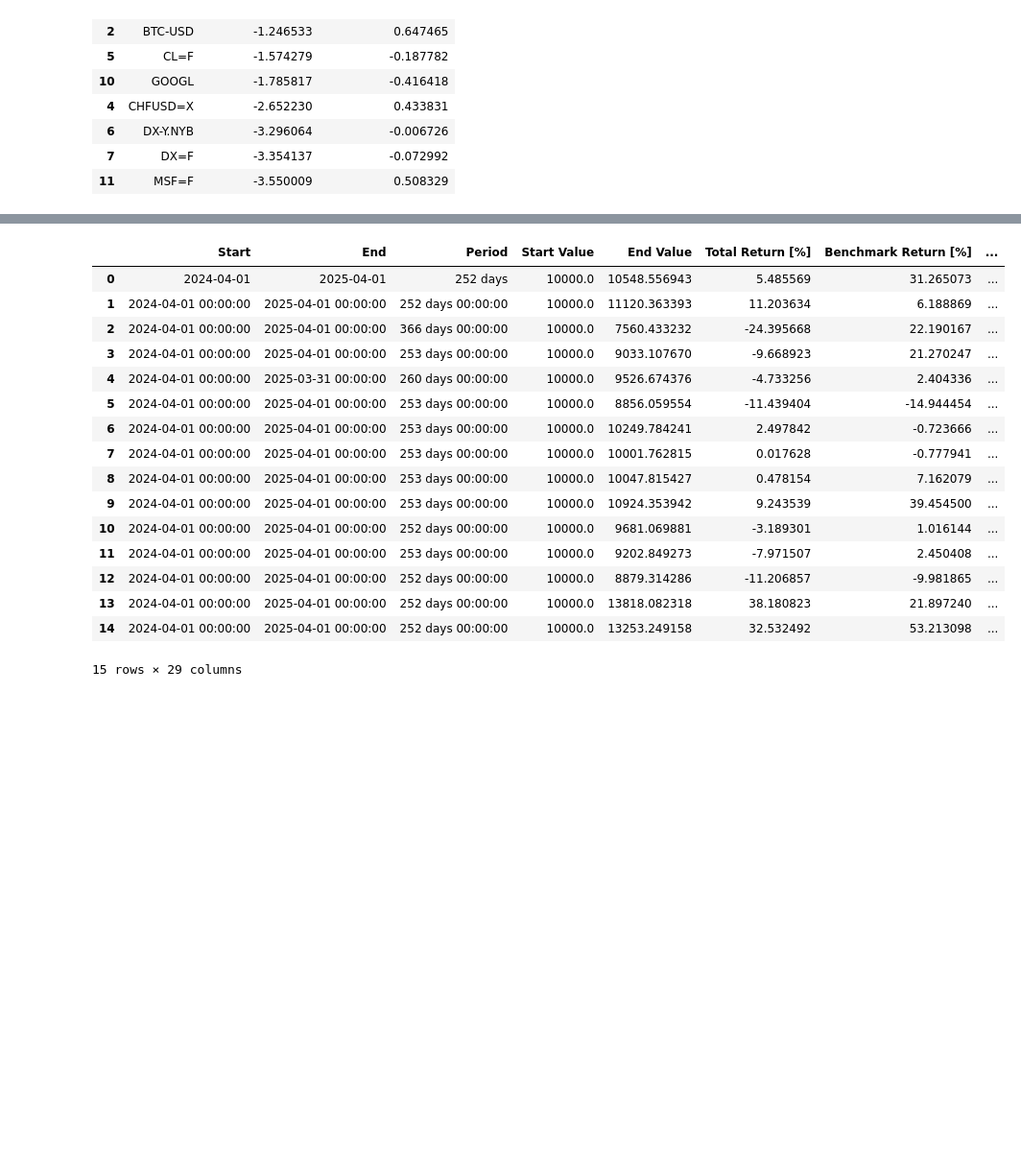
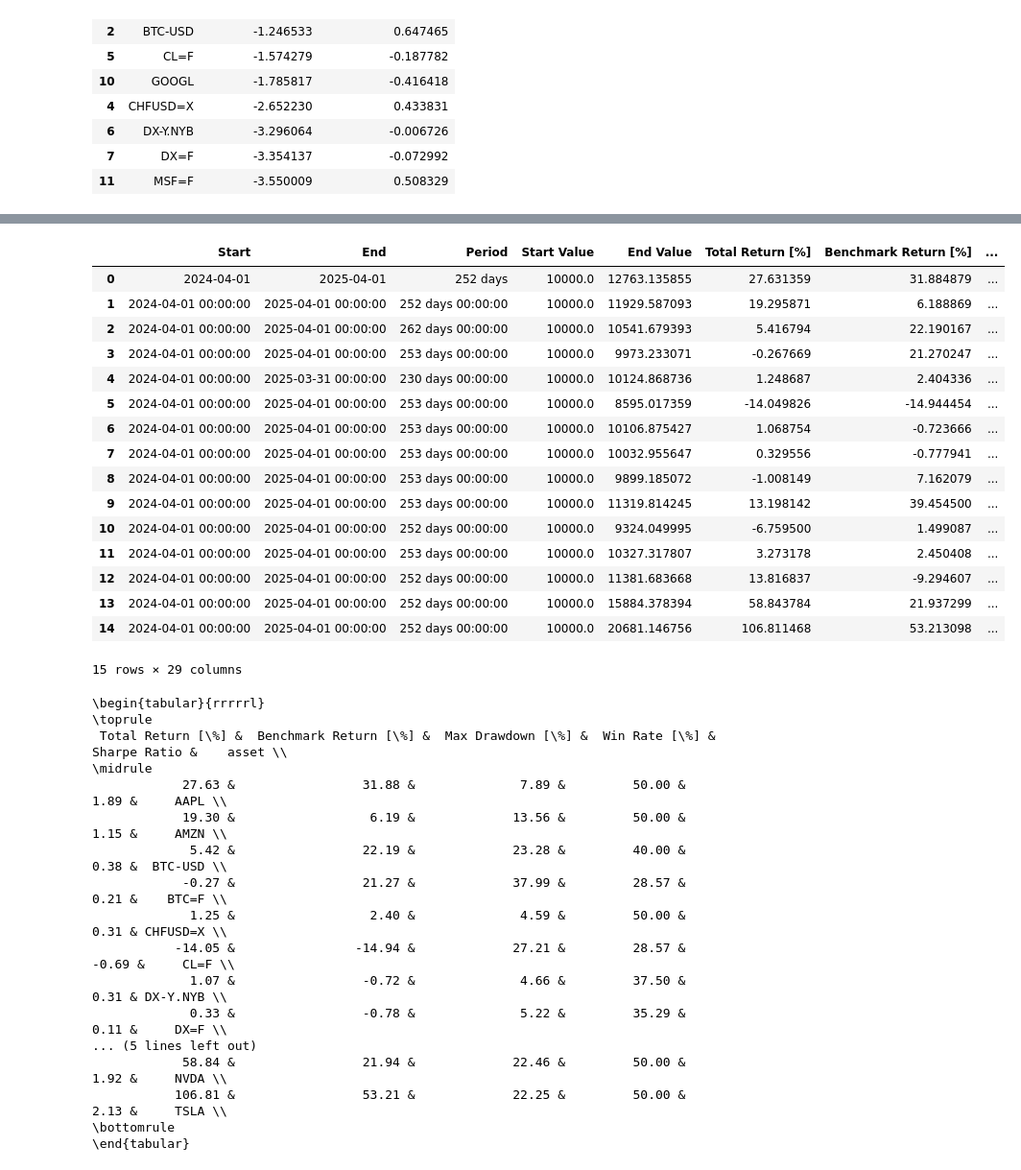
Before and after one commit to fdu11235/REPFS25, a Jupyter notebook: stats_notebook.ipynb, the cells around one changed output, grey strips where cells are left out. Shown at 96% size. Drawn from its saved outputs; the diff is of its cells as text; code cells hidden in the pictures; blank space fills up the shorter version.

```diff
--- a/stats_notebook.ipynb
+++ b/stats_notebook.ipynb
@@ -138,21 +77,57 @@ Asset: BTC=F
 # %%
-df = pd.read_csv("vectorbt_reports/fixed_master_backtest_stats_all_assets.csv")
+df = pd.read_csv("vectorbt_reports/fixed_master_backtest_stats.csv")
 display(df)
+
+# Select relevant columns
+selected_columns = [
+    'Total Return [%]',
+    'Benchmark Return [%]',
+    'Max Drawdown [%]',
+    'Win Rate [%]',
+    'Sharpe Ratio',
+    'asset'
+]
+
+# Filter the dataframe
+df_selected = df[selected_columns]
+
+# Convert to LaTeX
+latex_table = df_selected.to_latex(index=False, float_format="%.2f")
+
+# Print or save
+print(latex_table)
 # %% [output]
 |  | Start | End | Period | Start Value | End Value | Total Return [%] | Benchmark Return [%] | ... |
-| 0 | 2024-04-01 | 2025-04-01 | 252 days | 10000.0 | 10548.556943 | 5.485569 | 31.265073 | ... |
-| 1 | 2024-04-01 00:00:00 | 2025-04-01 00:00:00 | 252 days 00:00:00 | 10000.0 | 11120.363393 | 11.203634 | 6.188869 | ... |
-| 2 | 2024-04-01 00:00:00 | 2025-04-01 00:00:00 | 366 days 00:00:00 | 10000.0 | 7560.433232 | -24.395668 | 22.190167 | ... |
-| 3 | 2024-04-01 00:00:00 | 2025-04-01 00:00:00 | 253 days 00:00:00 | 10000.0 | 9033.107670 | -9.668923 | 21.270247 | ... |
-| 4 | 2024-04-01 00:00:00 | 2025-03-31 00:00:00 | 260 days 00:00:00 | 10000.0 | 9526.674376 | -4.733256 | 2.404336 | ... |
-| 5 | 2024-04-01 00:00:00 | 2025-04-01 00:00:00 | 253 days 00:00:00 | 10000.0 | 8856.059554 | -11.439404 | -14.944454 | ... |
-| 6 | 2024-04-01 00:00:00 | 2025-04-01 00:00:00 | 253 days 00:00:00 | 10000.0 | 10249.784241 | 2.497842 | -0.723666 | ... |
-| 7 | 2024-04-01 00:00:00 | 2025-04-01 00:00:00 | 253 days 00:00:00 | 10000.0 | 10001.762815 | 0.017628 | -0.777941 | ... |
-| 8 | 2024-04-01 00:00:00 | 2025-04-01 00:00:00 | 253 days 00:00:00 | 10000.0 | 10047.815427 | 0.478154 | 7.162079 | ... |
-| 9 | 2024-04-01 00:00:00 | 2025-04-01 00:00:00 | 253 days 00:00:00 | 10000.0 | 10924.353942 | 9.243539 | 39.454500 | ... |
-| 10 | 2024-04-01 00:00:00 | 2025-04-01 00:00:00 | 252 days 00:00:00 | 10000.0 | 9681.069881 | -3.189301 | 1.016144 | ... |
-| 11 | 2024-04-01 00:00:00 | 2025-04-01 00:00:00 | 253 days 00:00:00 | 10000.0 | 9202.849273 | -7.971507 | 2.450408 | ... |
-| 12 | 2024-04-01 00:00:00 | 2025-04-01 00:00:00 | 252 days 00:00:00 | 10000.0 | 8879.314286 | -11.206857 | -9.981865 | ... |
-| 13 | 2024-04-01 00:00:00 | 2025-04-01 00:00:00 | 252 days 00:00:00 | 10000.0 | 13818.082318 | 38.180823 | 21.897240 | ... |
-| 14 | 2024-04-01 00:00:00 | 2025-04-01 00:00:00 | 252 days 00:00:00 | 10000.0 | 13253.249158 | 32.532492 | 53.213098 | ... |
+| 0 | 2024-04-01 | 2025-04-01 | 252 days | 10000.0 | 12763.135855 | 27.631359 | 31.884879 | ... |
+| 1 | 2024-04-01 00:00:00 | 2025-04-01 00:00:00 | 252 days 00:00:00 | 10000.0 | 11929.587093 | 19.295871 | 6.188869 | ... |
+| 2 | 2024-04-01 00:00:00 | 2025-04-01 00:00:00 | 262 days 00:00:00 | 10000.0 | 10541.679393 | 5.416794 | 22.190167 | ... |
+| 3 | 2024-04-01 00:00:00 | 2025-04-01 00:00:00 | 253 days 00:00:00 | 10000.0 | 9973.233071 | -0.267669 | 21.270247 | ... |
+| 4 | 2024-04-01 00:00:00 | 2025-03-31 00:00:00 | 230 days 00:00:00 | 10000.0 | 10124.868736 | 1.248687 | 2.404336 | ... |
+| 5 | 2024-04-01 00:00:00 | 2025-04-01 00:00:00 | 253 days 00:00:00 | 10000.0 | 8595.017359 | -14.049826 | -14.944454 | ... |
+| 6 | 2024-04-01 00:00:00 | 2025-04-01 00:00:00 | 253 days 00:00:00 | 10000.0 | 10106.875427 | 1.068754 | -0.723666 | ... |
+| 7 | 2024-04-01 00:00:00 | 2025-04-01 00:00:00 | 253 days 00:00:00 | 10000.0 | 10032.955647 | 0.329556 | -0.777941 | ... |
+| 8 | 2024-04-01 00:00:00 | 2025-04-01 00:00:00 | 253 days 00:00:00 | 10000.0 | 9899.185072 | -1.008149 | 7.162079 | ... |
+| 9 | 2024-04-01 00:00:00 | 2025-04-01 00:00:00 | 253 days 00:00:00 | 10000.0 | 11319.814245 | 13.198142 | 39.454500 | ... |
+| 10 | 2024-04-01 00:00:00 | 2025-04-01 00:00:00 | 252 days 00:00:00 | 10000.0 | 9324.049995 | -6.759500 | 1.499087 | ... |
+| 11 | 2024-04-01 00:00:00 | 2025-04-01 00:00:00 | 253 days 00:00:00 | 10000.0 | 10327.317807 | 3.273178 | 2.450408 | ... |
+| 12 | 2024-04-01 00:00:00 | 2025-04-01 00:00:00 | 252 days 00:00:00 | 10000.0 | 11381.683668 | 13.816837 | -9.294607 | ... |
+| 13 | 2024-04-01 00:00:00 | 2025-04-01 00:00:00 | 252 days 00:00:00 | 10000.0 | 15884.378394 | 58.843784 | 21.937299 | ... |
+| 14 | 2024-04-01 00:00:00 | 2025-04-01 00:00:00 | 252 days 00:00:00 | 10000.0 | 20681.146756 | 106.811468 | 53.213098 | ... |
 15 rows × 29 columns
+\begin{tabular}{rrrrrl}
+\toprule
+ Total Return [\%] &  Benchmark Return [\%] &  Max Drawdown [\%] &  Win Rate [\%] &  Sharpe Ratio &    asset \\
+\midrule
+            27.63 &                 31.88 &              7.89 &         50.00 &          1.89 &     AAPL \\
+            19.30 &                  6.19 &             13.56 &         50.00 &          1.15 &     AMZN \\
+             5.42 &                 22.19 &             23.28 &         40.00 &          0.38 &  BTC-USD \\
+            -0.27 &                 21.27 &             37.99 &         28.57 &          0.21 &    BTC=F \\
+             1.25 &                  2.40 &              4.59 &         50.00 &          0.31 & CHFUSD=X \\
+           -14.05 &                -14.94 &             27.21 &         28.57 &         -0.69 &     CL=F \\
+             1.07 &                 -0.72 &              4.66 &         37.50 &          0.31 & DX-Y.NYB \\
+             0.33 &                 -0.78 &              5.22 &         35.29 &          0.11 &     DX=F \\
+... (5 lines left out)
+            58.84 &                 21.94 &             22.46 &         50.00 &          1.92 &     NVDA \\
+           106.81 &                 53.21 &             22.25 &         50.00 &          2.13 &     TSLA \\
+\bottomrule
+\end{tabular}
```
Also changed, not shown: parts of 18 cells of this notebook, 7 other files.
